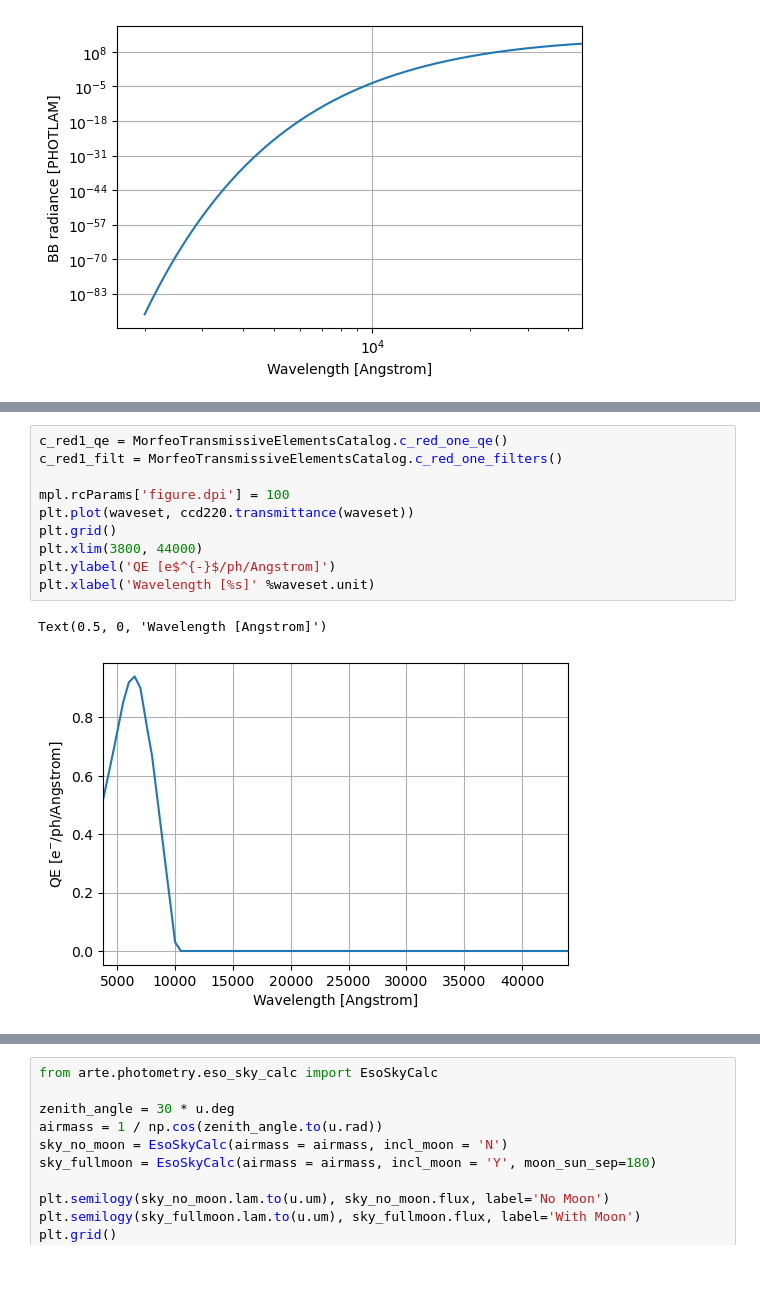
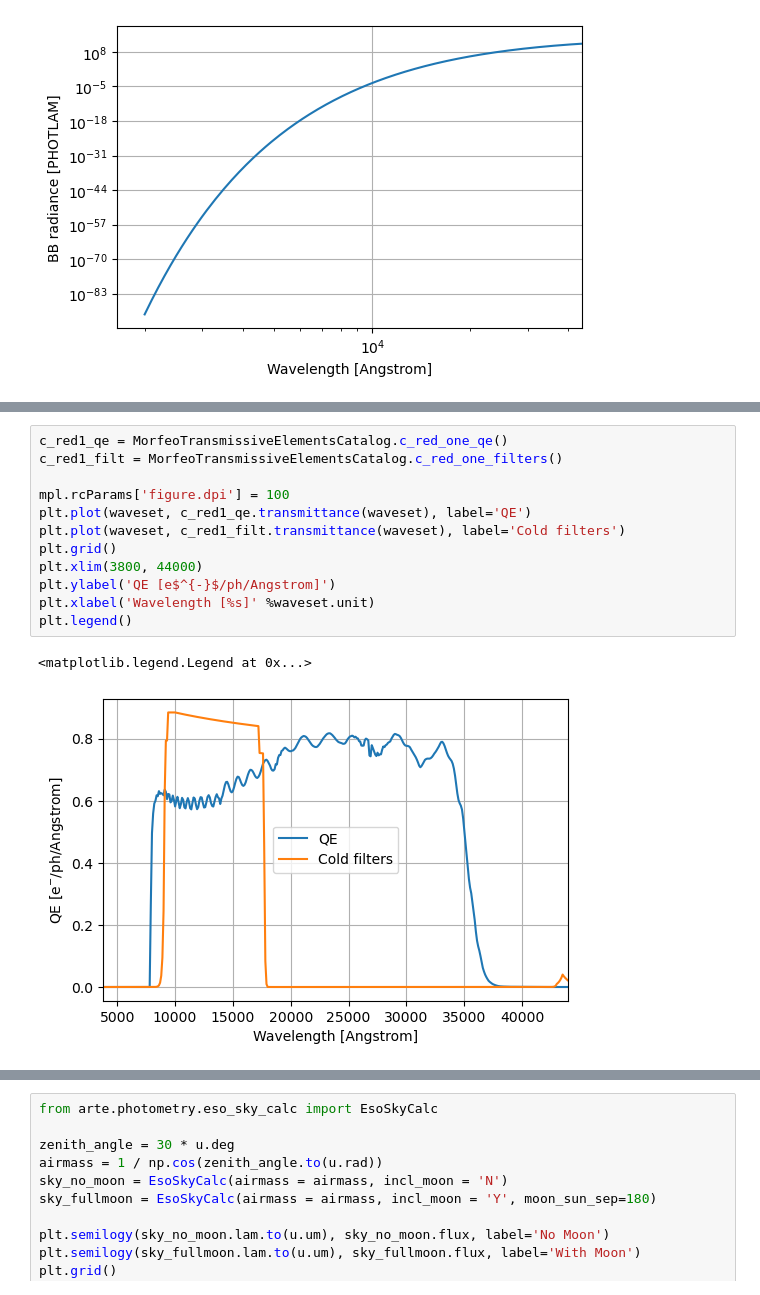
Before and after one commit to ArcetriAdaptiveOptics/arte, a Jupyter notebook: notebook/photometry/background_computation.ipynb, the cells around one changed output, grey strips where cells are left out. Drawn from its saved outputs; the diff is of its cells as text.

```diff
--- a/notebook/photometry/background_computation.ipynb
+++ b/notebook/photometry/background_computation.ipynb
@@ -371,15 +394,17 @@ print(solid_angle_cam)
 # %%
 c_red1_qe = MorfeoTransmissiveElementsCatalog.c_red_one_qe()
 c_red1_filt = MorfeoTransmissiveElementsCatalog.c_red_one_filters()
 
 mpl.rcParams['figure.dpi'] = 100
-plt.plot(waveset, ccd220.transmittance(waveset))
+plt.plot(waveset, c_red1_qe.transmittance(waveset), label='QE')
+plt.plot(waveset, c_red1_filt.transmittance(waveset), label='Cold filters')
 plt.grid()
 plt.xlim(3800, 44000)
 plt.ylabel('QE [e$^{-}$/ph/Angstrom]')
 plt.xlabel('Wavelength [%s]' %waveset.unit)
+plt.legend()
 # %% [output]
-Text(0.5, 0, 'Wavelength [Angstrom]')
+<matplotlib.legend.Legend at 0x...>
-[figure, old version]
+[figure, new version]
 # %%
 #THERMAL FLUX AT REFERENCE CHANNEL
```
Also changed, not shown: parts of 16 cells of this notebook.
